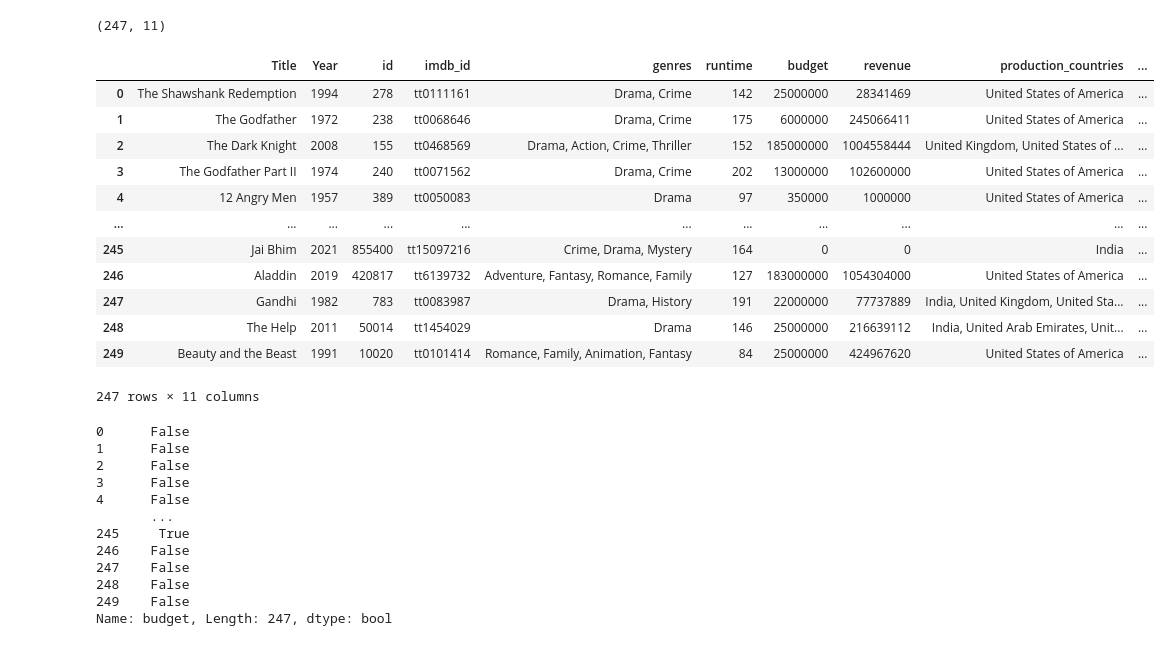
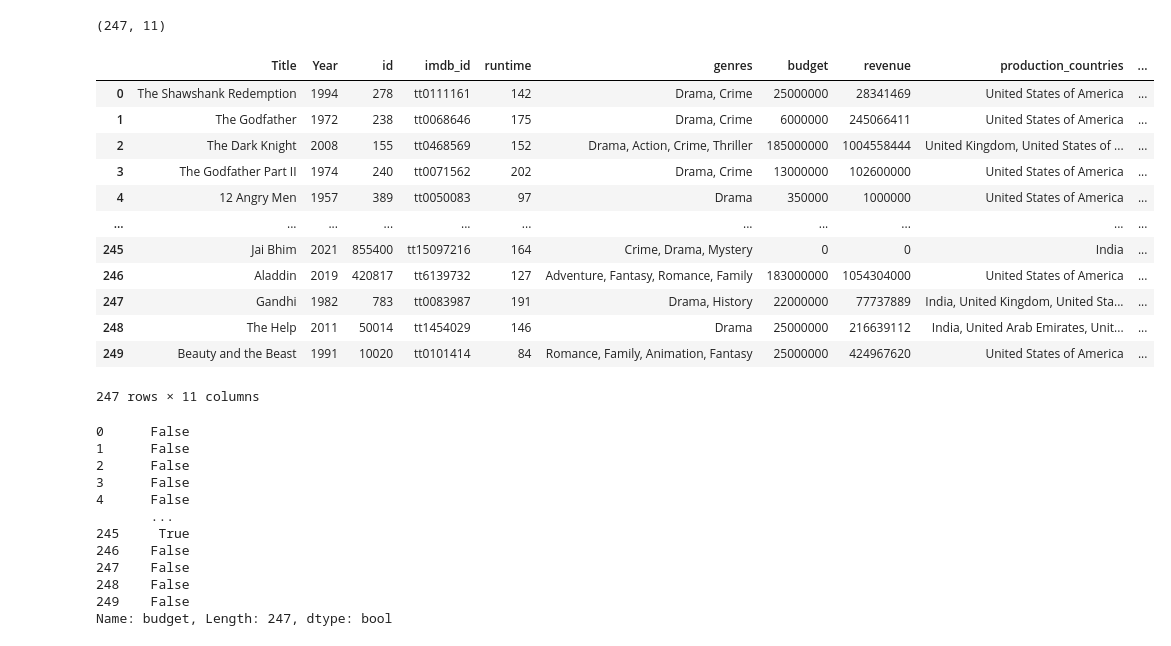
Before and after one commit to Mitajoshi/BC-Project-1, a Jupyter notebook: movie_analysis.ipynb, the cells around one changed output. Saved outputs shown, nothing was run; the diff lists cells and outputs as text; code cells hidden in the pictures.

```diff
--- a/movie_analysis.ipynb
+++ b/movie_analysis.ipynb
@@ -264,24 +273,24 @@ movie_list.shape
 # %%
 # Create a new "Year" column from the "release date" by making a new df converting to datetime
 movie_list["release_date"] = pd.to_datetime(movie_list["release_date"])
 movie_list["Year"] = movie_list["release_date"].dt.year
 # movie_list.drop("release_date", axis=1, inplace=True)
-movie_list=movie_list[["Title", "Year", "id", "imdb_id", "genres", "runtime", "budget", "revenue", "production_countries",
+movie_list=movie_list[["Title", "Year", "id", "imdb_id", "runtime", "genres", "budget", "revenue", "production_countries",
            "popularity", "tmdb_rating"]]
 movie_list
 # %% [output]
-|  | Title | Year | id | imdb_id | genres | runtime | budget | revenue | production_countries | ... |
-| 0 | The Shawshank Redemption | 1994 | 278 | tt0111161 | Drama, Crime | 142 | 25000000 | 28341469 | United States of America | ... |
-| 1 | The Godfather | 1972 | 238 | tt0068646 | Drama, Crime | 175 | 6000000 | 245066411 | United States of America | ... |
-| 2 | The Dark Knight | 2008 | 155 | tt0468569 | Drama, Action, Crime, Thriller | 152 | 185000000 | 1004558444 | United Kingdom, United States of ... | ... |
-| 3 | The Godfather Part II | 1974 | 240 | tt0071562 | Drama, Crime | 202 | 13000000 | 102600000 | United States of America | ... |
-| 4 | 12 Angry Men | 1957 | 389 | tt0050083 | Drama | 97 | 350000 | 1000000 | United States of America | ... |
+|  | Title | Year | id | imdb_id | runtime | genres | budget | revenue | production_countries | ... |
+| 0 | The Shawshank Redemption | 1994 | 278 | tt0111161 | 142 | Drama, Crime | 25000000 | 28341469 | United States of America | ... |
+| 1 | The Godfather | 1972 | 238 | tt0068646 | 175 | Drama, Crime | 6000000 | 245066411 | United States of America | ... |
+| 2 | The Dark Knight | 2008 | 155 | tt0468569 | 152 | Drama, Action, Crime, Thriller | 185000000 | 1004558444 | United Kingdom, United States of ... | ... |
+| 3 | The Godfather Part II | 1974 | 240 | tt0071562 | 202 | Drama, Crime | 13000000 | 102600000 | United States of America | ... |
+| 4 | 12 Angry Men | 1957 | 389 | tt0050083 | 97 | Drama | 350000 | 1000000 | United States of America | ... |
 | ... | ... | ... | ... | ... | ... | ... | ... | ... | ... | ... |
-| 245 | Jai Bhim | 2021 | 855400 | tt15097216 | Crime, Drama, Mystery | 164 | 0 | 0 | India | ... |
-| 246 | Aladdin | 2019 | 420817 | tt6139732 | Adventure, Fantasy, Romance, Family | 127 | 183000000 | 1054304000 | United States of America | ... |
-| 247 | Gandhi | 1982 | 783 | tt0083987 | Drama, History | 191 | 22000000 | 77737889 | India, United Kingdom, United Sta... | ... |
-| 248 | The Help | 2011 | 50014 | tt1454029 | Drama | 146 | 25000000 | 216639112 | India, United Arab Emirates, Unit... | ... |
-| 249 | Beauty and the Beast | 1991 | 10020 | tt0101414 | Romance, Family, Animation, Fantasy | 84 | 25000000 | 424967620 | United States of America | ... |
+| 245 | Jai Bhim | 2021 | 855400 | tt15097216 | 164 | Crime, Drama, Mystery | 0 | 0 | India | ... |
+| 246 | Aladdin | 2019 | 420817 | tt6139732 | 127 | Adventure, Fantasy, Romance, Family | 183000000 | 1054304000 | United States of America | ... |
+| 247 | Gandhi | 1982 | 783 | tt0083987 | 191 | Drama, History | 22000000 | 77737889 | India, United Kingdom, United Sta... | ... |
+| 248 | The Help | 2011 | 50014 | tt1454029 | 146 | Drama | 25000000 | 216639112 | India, United Arab Emirates, Unit... | ... |
+| 249 | Beauty and the Beast | 1991 | 10020 | tt0101414 | 84 | Romance, Family, Animation, Fantasy | 25000000 | 424967620 | United States of America | ... |
 247 rows × 11 columns
 # %%
 # # Export the movie_df into a csv
```
Also changed, not shown: parts of 61 cells of this notebook.
